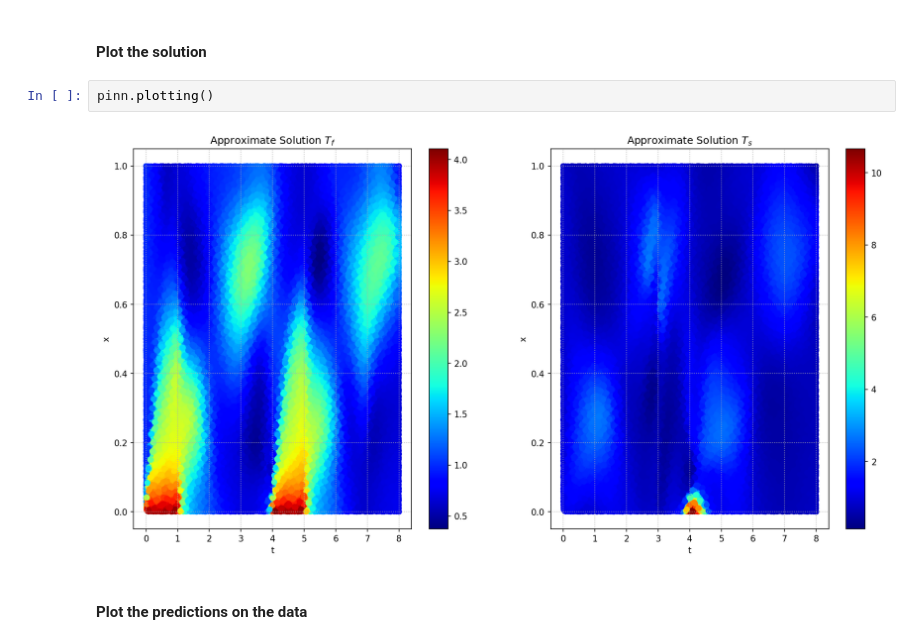
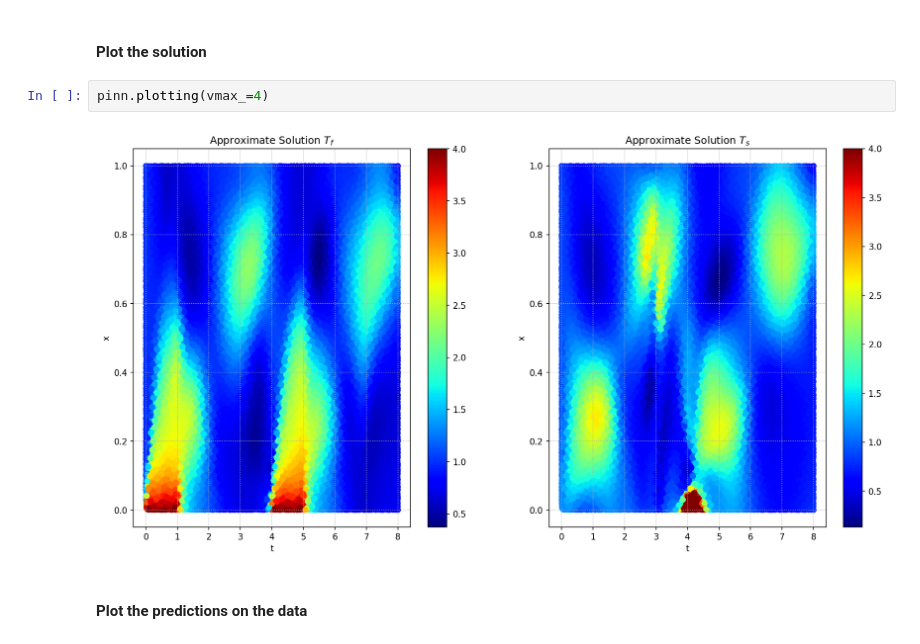
Before and after one commit to guglielmopacifico/DeepLearning, a Jupyter notebook: Task_2/NoteBook_Lambda7.ipynb, the cells around one changed output. Saved outputs shown, nothing was run; the diff lists cells and outputs as text.

```diff
--- a/Task_2/NoteBook_Lambda7.ipynb
+++ b/Task_2/NoteBook_Lambda7.ipynb
@@ -50,9 +50,9 @@ It took:         10096  iterations
 # %% [markdown]
 #### Plot the solution
 # %%
-pinn.plotting()
+pinn.plotting(vmax_=4)
 # %% [output]
-[figure, old version]
+[figure, new version]
 # %% [markdown]
 #### Plot the predictions on the data
 # %%
```
Also changed, not shown: 1 other file.
